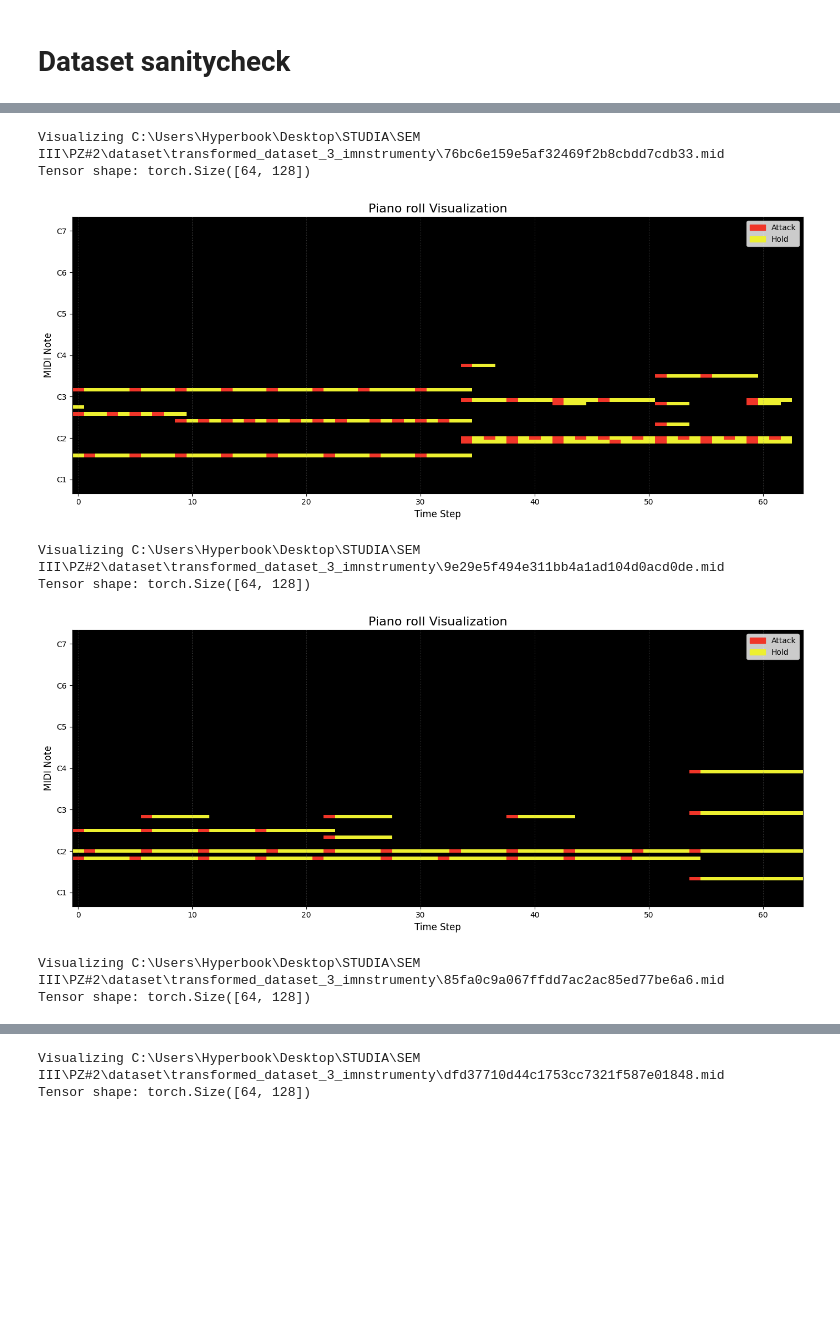
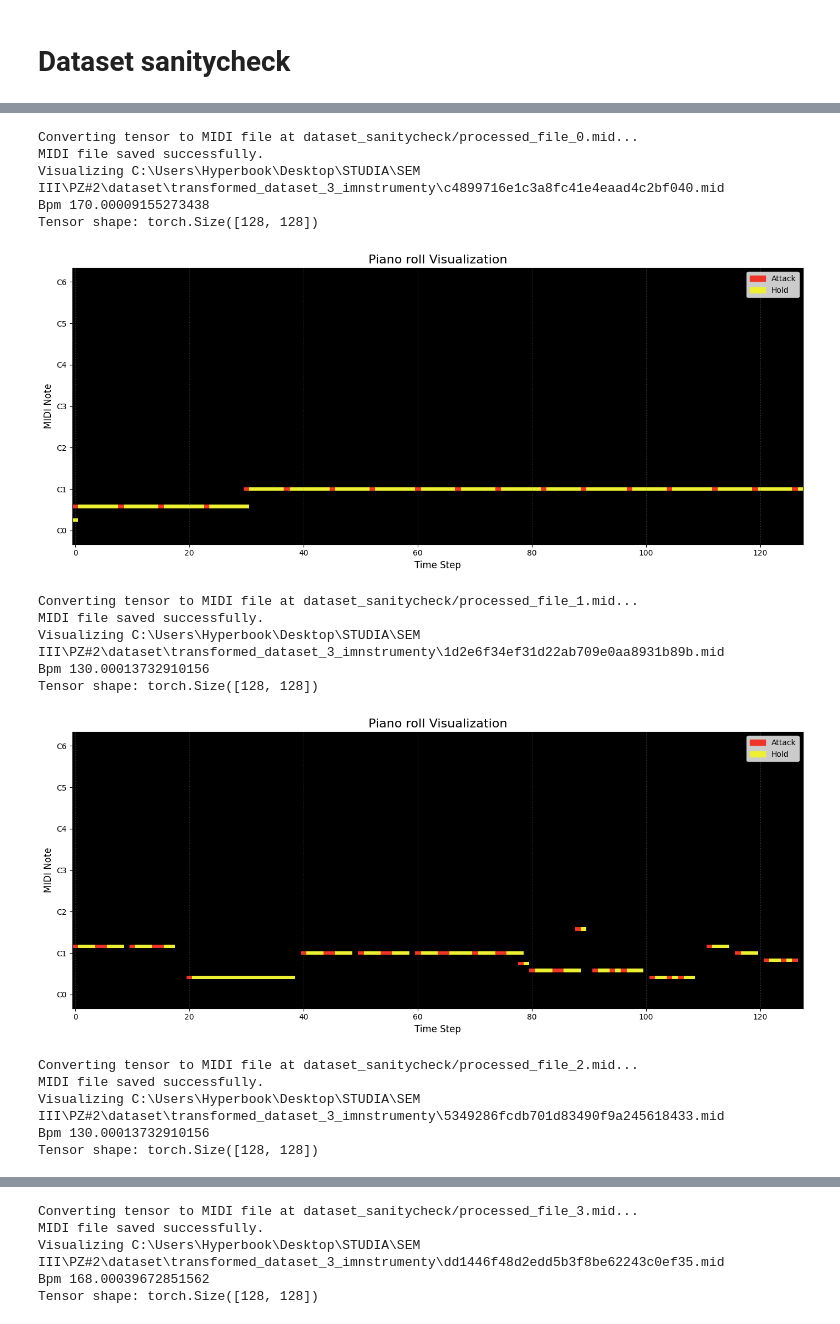
Before and after one commit to ziemmi13/Lofi-MIDI-VAE-generator, a Jupyter notebook: model/Dataset sanitycheck.ipynb, the cells around one changed output, grey strips where cells are left out. Saved outputs shown, nothing was run; the diff lists cells and outputs as text; code cells hidden in the pictures; blank space fills up the shorter version.

```diff
--- a/model/Dataset sanitycheck.ipynb
+++ b/model/Dataset sanitycheck.ipynb
@@ -10,5 +14,6 @@ from config import *
 # %%
 dataset = MidiDataset(midi_dir=r"C:\Users\Hyperbook\Desktop\STUDIA\SEM III\PZ#2\dataset\transformed_dataset_3_imnstrumenty",
+                      metadata_csv_path=r"C:\Users\Hyperbook\Desktop\STUDIA\SEM III\PZ#2\dataset\midi_metadata_dla_3_instrumentow.csv",
                       num_bars=NUM_BARS,
                       steps_per_bar=STEPS_PER_BAR,
                       verbose=True)
@@ -19,9 +24,10 @@ Successfully extracted 470170 segments from 4084 files.
 # %%
-for i in range(10):
+for i in range(100):
     random_num = random.randint(0, len(dataset)-1)
-    pianoroll, filepath = dataset[random_num]
+    pianoroll, bpm, filepath = dataset[random_num]
     print(f"Visualizing {filepath}")
-    # print(f"Bpm {bpm}")
+    print(f"Bpm {bpm}")
     print(f"Tensor shape: {pianoroll.shape}")
     dataset.visualize(pianoroll)
+    tensor_to_midi(pianoroll, output_path=f"dataset_sanitycheck/processed_file_{i}.mid")
 # %% [output]
@@ -31,8 +38,17 @@ Tensor shape: torch.Size([64, 128])
-Visualizing C:\Users\Hyperbook\Desktop\STUDIA\SEM III\PZ#2\dataset\transformed_dataset_3_imnstrumenty\76bc6e159e5af32469f2b8cbdd7cdb33.mid
-Tensor shape: torch.Size([64, 128])
+Converting tensor to MIDI file at dataset_sanitycheck/processed_file_0.mid...
+MIDI file saved successfully.
+Visualizing C:\Users\Hyperbook\Desktop\STUDIA\SEM III\PZ#2\dataset\transformed_dataset_3_imnstrumenty\c4899716e1c3a8fc41e4eaad4c2bf040.mid
+Bpm 170.00009155273438
+Tensor shape: torch.Size([128, 128])
-[figure, old version]
+[figure, new version]
-Visualizing C:\Users\Hyperbook\Desktop\STUDIA\SEM III\PZ#2\dataset\transformed_dataset_3_imnstrumenty\9e29e5f494e311bb4a1ad104d0acd0de.mid
-Tensor shape: torch.Size([64, 128])
+Converting tensor to MIDI file at dataset_sanitycheck/processed_file_1.mid...
+MIDI file saved successfully.
+Visualizing C:\Users\Hyperbook\Desktop\STUDIA\SEM III\PZ#2\dataset\transformed_dataset_3_imnstrumenty\1d2e6f34ef31d22ab709e0aa8931b89b.mid
+Bpm 130.00013732910156
+Tensor shape: torch.Size([128, 128])
-[figure, old version]
+[figure, new version]
-Visualizing C:\Users\Hyperbook\Desktop\STUDIA\SEM III\PZ#2\dataset\transformed_dataset_3_imnstrumenty\85fa0c9a067ffdd7ac2ac85ed77be6a6.mid
-Tensor shape: torch.Size([64, 128])
+Converting tensor to MIDI file at dataset_sanitycheck/processed_file_2.mid...
+MIDI file saved successfully.
+Visualizing C:\Users\Hyperbook\Desktop\STUDIA\SEM III\PZ#2\dataset\transformed_dataset_3_imnstrumenty\5349286fcdb701d83490f9a245618433.mid
+Bpm 130.00013732910156
+Tensor shape: torch.Size([128, 128])
@@ -40,2 +56,5 @@ Tensor shape: torch.Size([64, 128])
-Visualizing C:\Users\Hyperbook\Desktop\STUDIA\SEM III\PZ#2\dataset\transformed_dataset_3_imnstrumenty\dfd37710d44c1753cc7321f587e01848.mid
-Tensor shape: torch.Size([64, 128])
+Converting tensor to MIDI file at dataset_sanitycheck/processed_file_3.mid...
+MIDI file saved successfully.
+Visualizing C:\Users\Hyperbook\Desktop\STUDIA\SEM III\PZ#2\dataset\transformed_dataset_3_imnstrumenty\dd1446f48d2edd5b3f8be62243c0ef35.mid
+Bpm 168.00039672851562
+Tensor shape: torch.Size([128, 128])
```
Also changed, not shown: parts of 4 cells of this notebook, 9 other files.
